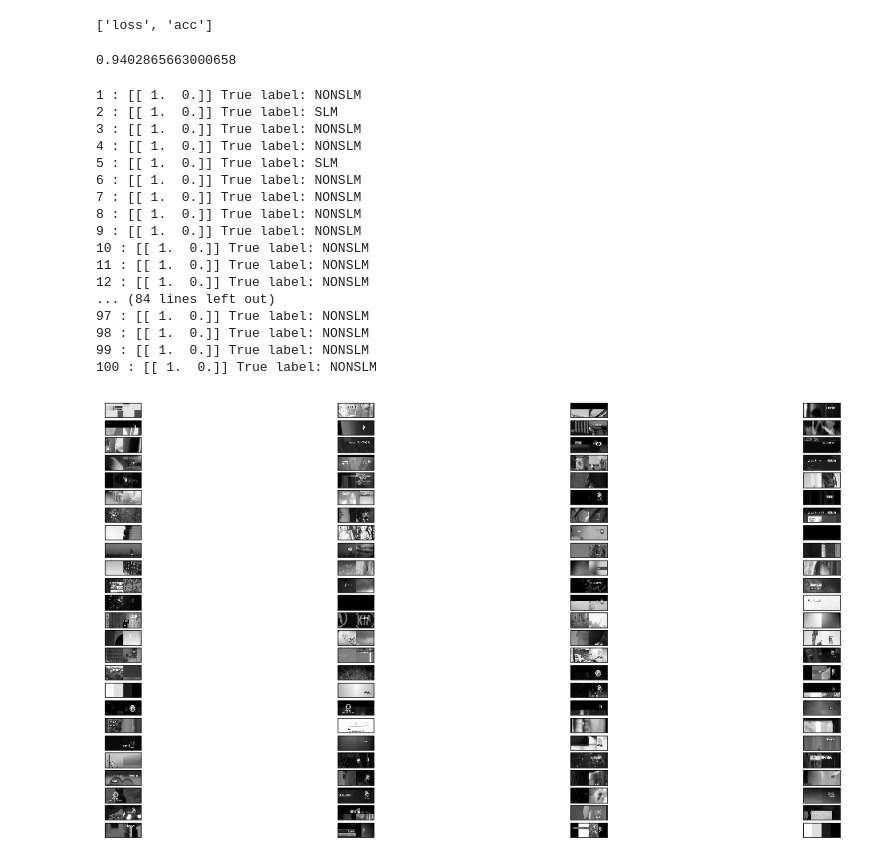
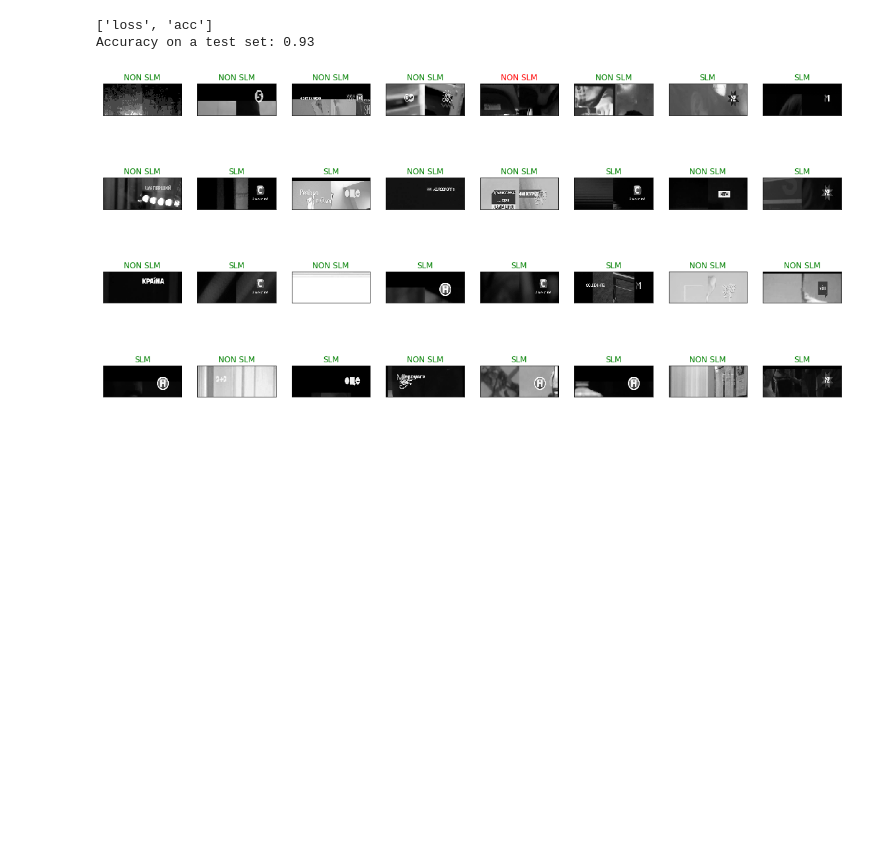
Before and after one commit to isemenov2015/LogoRecognizer, a Jupyter notebook: LogoRecognizer.ipynb, the cells around one changed output. Saved outputs shown, nothing was run; the diff lists cells and outputs as text; code cells hidden in the pictures; blank space fills up the shorter version.

```diff
--- a/LogoRecognizer.ipynb
+++ b/LogoRecognizer.ipynb
@@ -263,12 +289,15 @@ model.compile(optimizer='rmsprop', loss='categorical_crossentropy', metrics=['ac
 # %%
 from keras.callbacks import ModelCheckpoint
 
-epochs = 5
+epochs = 40
 
-checkpointer = ModelCheckpoint(filepath= dataset_path + '/weights_best_3layersCNN.hdf5',
-                               verbose=1, save_best_only=True)
+checkpointer = ModelCheckpoint(filepath = dataset_path + '/weights_best_3layersCNN.hdf5',
+                               verbose = 1, save_best_only=True)
 
 model.fit(X_train, y_train,
-          validation_split=.2,
-          epochs=epochs, batch_size=10, callbacks=[checkpointer], verbose=2)
+          validation_split = .2,
+          epochs = epochs,
+          batch_size = 32,
+          callbacks=[checkpointer],
+          verbose=2)
 # %% [output]
@@ -293,37 +323,20 @@ Epoch 00005: val_loss improved from 0.26787 to 0.22898, saving model to D:\Scree
 model.load_weights(dataset_path + '/weights_best_3layersCNN.hdf5')
 # %%
 print(model.metrics_names)
-model.evaluate(X_test, y_test, verbose = 0)[1]
+print("Accuracy on a test set: {0:.2f}".format(model.evaluate(X_test, y_test, verbose = 2)[1]))
 # %% [output]
 ['loss', 'acc']
+Accuracy on a test set: 0.93
-0.9402865663000658
-# %%
-#prediction pipeline
-fig = plt.figure(figsize=(20, 10))
-n_images = 100
-addon = 101
-for i in range(n_images):
-    #print(train_list[addon + i])
-    ax = fig.add_subplot(n_images / 4, 4, i + 1, xticks=[], yticks=[])
-    visualize_img(test_list[addon + i], ax)
-for i in range(n_images):
-    print(i+1, ':', model.predict(img_to_tensor(test_list[addon + i])), 'True label:', test_labels[addon + i])
-# %% [output]
-1 : [[ 1.  0.]] True label: NONSLM
-2 : [[ 1.  0.]] True label: SLM
-3 : [[ 1.  0.]] True label: NONSLM
-4 : [[ 1.  0.]] True label: NONSLM
-5 : [[ 1.  0.]] True label: SLM
-6 : [[ 1.  0.]] True label: NONSLM
-7 : [[ 1.  0.]] True label: NONSLM
-8 : [[ 1.  0.]] True label: NONSLM
-9 : [[ 1.  0.]] True label: NONSLM
-10 : [[ 1.  0.]] True label: NONSLM
-11 : [[ 1.  0.]] True label: NONSLM
-12 : [[ 1.  0.]] True label: NONSLM
-... (84 lines left out)
-97 : [[ 1.  0.]] True label: NONSLM
-98 : [[ 1.  0.]] True label: NONSLM
-99 : [[ 1.  0.]] True label: NONSLM
-100 : [[ 1.  0.]] True label: NONSLM
-[figure, removed]
+# %%
+#prediction pipeline
+fig = plt.figure(figsize=(20, 10))
+y_hat = model.predict(X_test)
+images_to_show = 32
+for i, idx in enumerate(np.random.choice(X_test.shape[0], size = images_to_show, replace=False)):
+    ax = fig.add_subplot(4, 8, i + 1, xticks=[], yticks=[])
+    ax.imshow(np.squeeze(X_test[idx]), cmap = 'gray')
+    pred_idx = np.argmax(y_hat[idx])
+    true_idx = test_labels[idx]
+    ax.set_title("{}".format(("SLM" if pred_idx == 1 else "NON SLM")), color = ("green" if pred_idx == true_idx else "red"))
+# %% [output]
+[figure, added]
```
Also changed, not shown: parts of 7 cells of this notebook.
